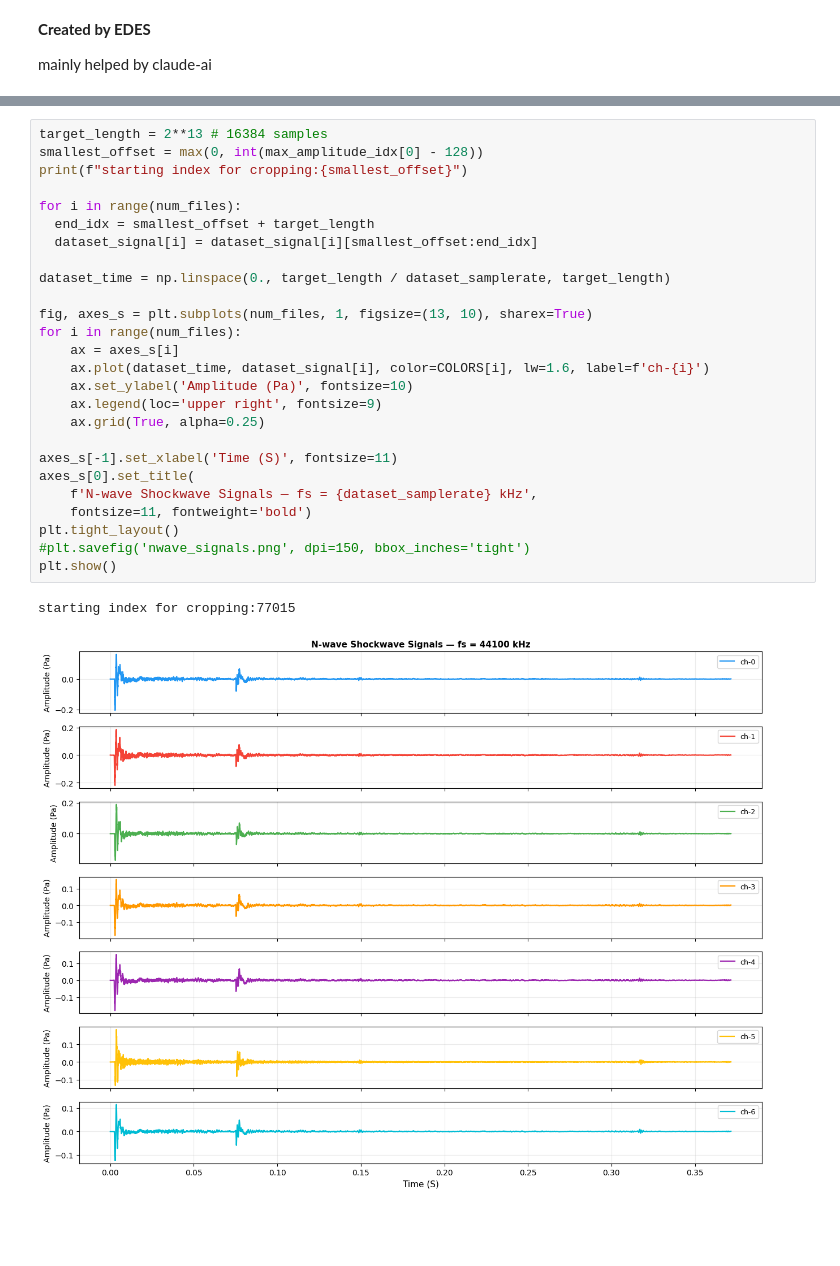
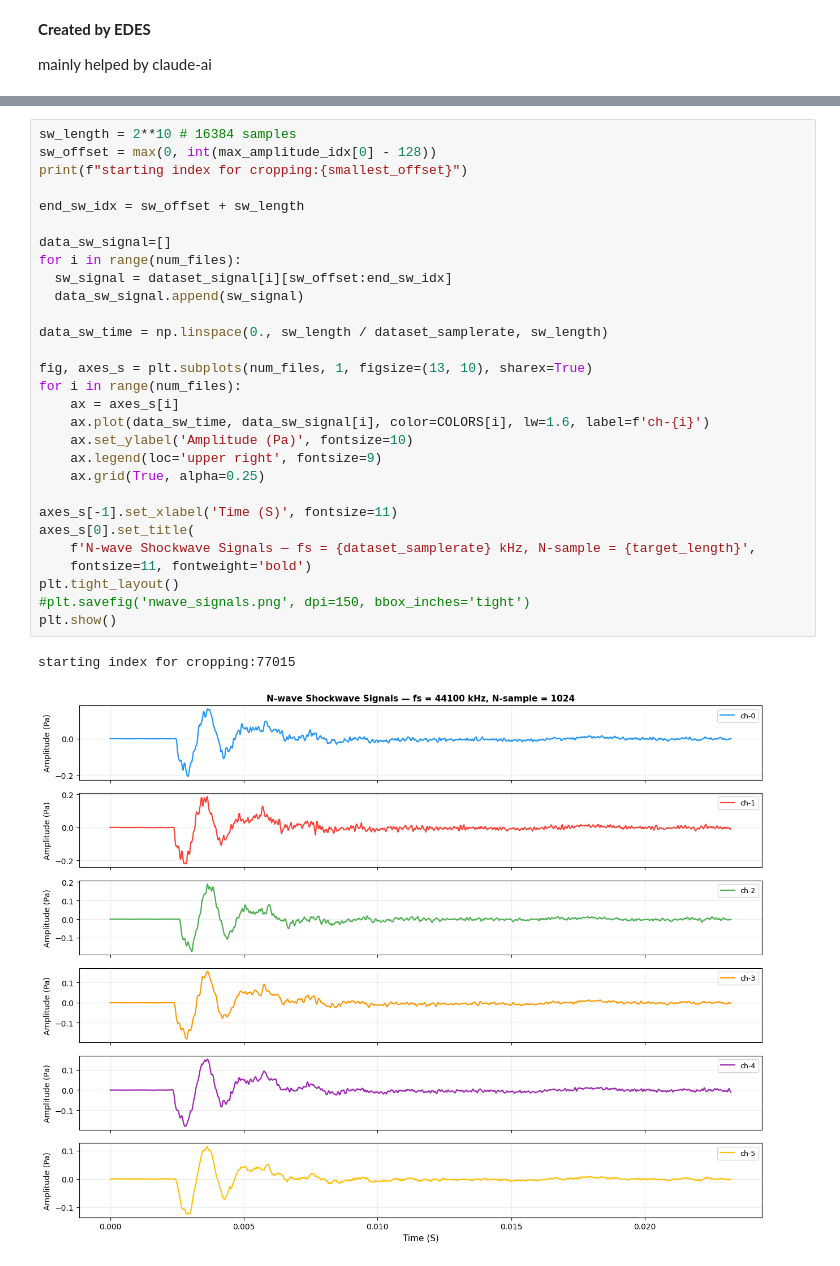
Before and after one commit to rizki-ap/Gunshot-Locator, a Jupyter notebook: read_wav_process.ipynb, the cells around one changed output, grey strips where cells are left out. Cells and saved outputs as stored; diff of their text form; blank space fills up the shorter version.

```diff
--- a/read_wav_process.ipynb
+++ b/read_wav_process.ipynb
@@ -104,32 +105,35 @@ data-6 length:165375 - rate:44100Hz - max_val:0.12392235547304153 @ 77141
 # %%
-target_length = 2**13 # 16384 samples
-smallest_offset = max(0, int(max_amplitude_idx[0] - 128))
+sw_length = 2**10 # 16384 samples
+sw_offset = max(0, int(max_amplitude_idx[0] - 128))
 print(f"starting index for cropping:{smallest_offset}")
 
+end_sw_idx = sw_offset + sw_length
+
+data_sw_signal=[]
 for i in range(num_files):
-  end_idx = smallest_offset + target_length
-  dataset_signal[i] = dataset_signal[i][smallest_offset:end_idx]
+  sw_signal = dataset_signal[i][sw_offset:end_sw_idx]
+  data_sw_signal.append(sw_signal)
 
-dataset_time = np.linspace(0., target_length / dataset_samplerate, target_length)
+data_sw_time = np.linspace(0., sw_length / dataset_samplerate, sw_length)
 
 fig, axes_s = plt.subplots(num_files, 1, figsize=(13, 10), sharex=True)
 for i in range(num_files):
     ax = axes_s[i]
-    ax.plot(dataset_time, dataset_signal[i], color=COLORS[i], lw=1.6, label=f'ch-{i}')
+    ax.plot(data_sw_time, data_sw_signal[i], color=COLORS[i], lw=1.6, label=f'ch-{i}')
     ax.set_ylabel('Amplitude (Pa)', fontsize=10)
     ax.legend(loc='upper right', fontsize=9)
     ax.grid(True, alpha=0.25)
 
 axes_s[-1].set_xlabel('Time (S)', fontsize=11)
 axes_s[0].set_title(
-    f'N-wave Shockwave Signals — fs = {dataset_samplerate} kHz',
+    f'N-wave Shockwave Signals — fs = {dataset_samplerate} kHz, N-sample = {target_length}',
     fontsize=11, fontweight='bold')
 plt.tight_layout()
 #plt.savefig('nwave_signals.png', dpi=150, bbox_inches='tight')
 plt.show()
 # %% [output]
 starting index for cropping:77015
-[figure, old version]
+[figure, new version]
 # %%
 from scipy.fft import fft, fftfreq
 
```
Also changed, not shown: parts of 7 cells of this notebook.
